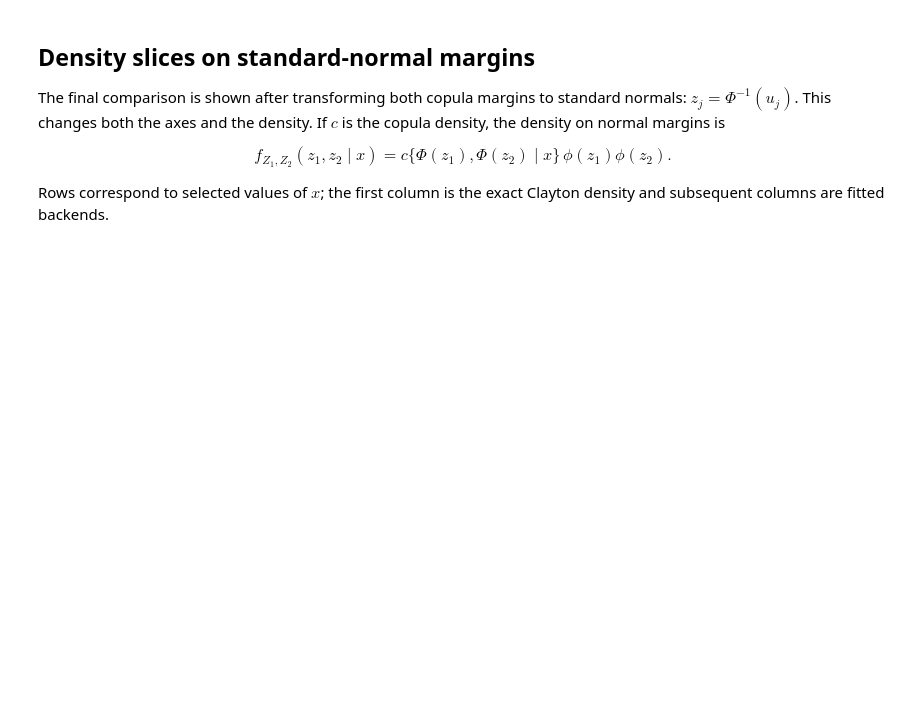
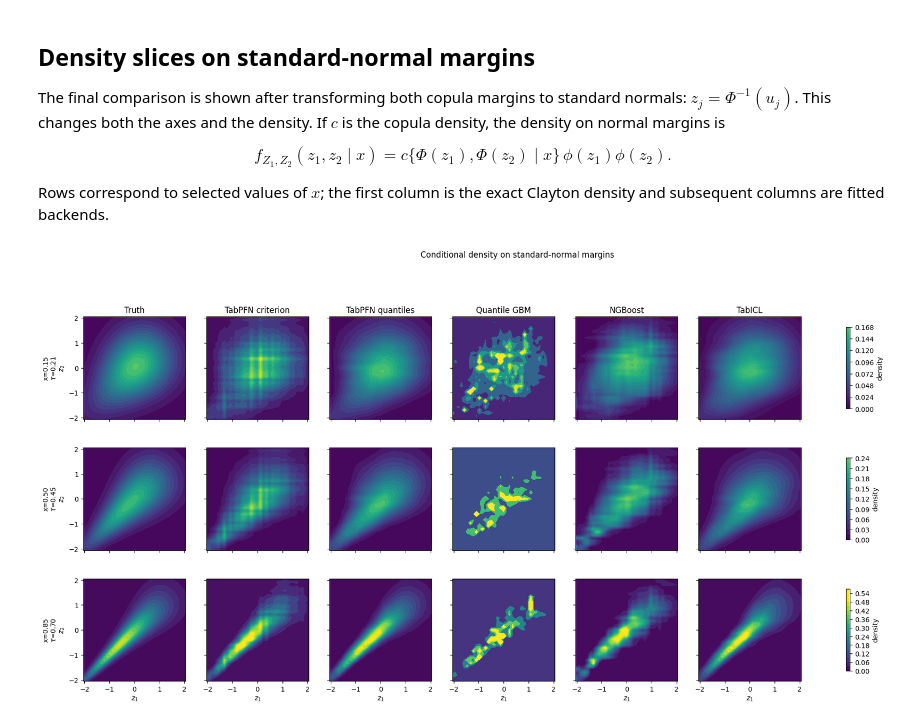
Before and after one commit to tvatter/npcc, a Jupyter notebook: notebooks/RosenblattBicop_demo.ipynb, the cells around one changed output. Saved outputs shown, nothing was run; the diff lists cells and outputs as text; code cells hidden in the pictures; blank space fills up the shorter version.

```diff
--- a/notebooks/RosenblattBicop_demo.ipynb
+++ b/notebooks/RosenblattBicop_demo.ipynb
@@ -204,54 +216,55 @@ Rows correspond to selected values of $x$; the first column is the exact Clayton
 # %%
 GRID_SIZE = 35
 normal_axis = np.linspace(norm.ppf(0.02), norm.ppf(0.98), GRID_SIZE)
 copula_axis = norm.cdf(normal_axis)
 uu, vv = np.meshgrid(copula_axis, copula_axis, indexing="ij")
 grid_uv = np.column_stack([uu.ravel(), vv.ravel()])
 normal_jacobian = np.outer(norm.pdf(normal_axis), norm.pdf(normal_axis))
 X_SLICES = [0.15, 0.50, 0.85]
 column_names = ["Truth", *models]
 
 fig, axes = plt.subplots(
-    len(X_SLICES), len(column_names),
-    figsize=(4 * len(column_names), 10),
-    sharex=True,
-    sharey=True,
-    squeeze=False,
+  len(X_SLICES),
+  len(column_names),
+  figsize=(4 * len(column_names), 10),
+  sharex=True,
+  sharey=True,
+  squeeze=False,
 )
 for row, x in enumerate(X_SLICES):
-    tau = float(tau_of_x(np.array([x]))[0])
-    surfaces = [
-        clayton_at_tau(tau).pdf(grid_uv).reshape(GRID_SIZE, GRID_SIZE)
-        * normal_jacobian,
-        *[
-            np.asarray(
-                model.pdf_grid(
-                    copula_axis, copula_axis, x_row=np.array([[x]])
-                )
-            )
-            * normal_jacobian
-            for model in models.values()
-        ],
-    ]
-    vmax = max(float(np.quantile(surface, 0.98)) for surface in surfaces)
-    for col, (ax, title, surface) in enumerate(
-        zip(axes[row], column_names, surfaces)
-    ):
-        image = ax.contourf(
-            normal_axis,
-            normal_axis,
-            surface.T,
-            levels=20,
-            vmin=0,
-            vmax=vmax,
-        )
-        if row == 0:
-            ax.set_title(title)
-        if col == 0:
-            ax.set_ylabel(f"x={x:.2f}\n$\\tau$={tau:.2f}\n$z_2$")
-        if row == len(X_SLICES) - 1:
-            ax.set_xlabel("$z_1$")
-        ax.set_aspect("equal")
-    fig.colorbar(image, ax=axes[row].tolist(), shrink=0.75, label="density")
+  tau = float(tau_of_x(np.array([x]))[0])
+  surfaces = [
+    clayton_at_tau(tau).pdf(grid_uv).reshape(GRID_SIZE, GRID_SIZE)
+    * normal_jacobian,
+    *[
+      np.asarray(
+        model.pdf_grid(copula_axis, copula_axis, x_row=np.array([[x]]))
+      )
+      * normal_jacobian
+      for model in models.values()
+    ],
+  ]
+  vmax = max(float(np.quantile(surface, 0.98)) for surface in surfaces)
+  for col, (ax, title, surface) in enumerate(
+    zip(axes[row], column_names, surfaces)
+  ):
+    image = ax.contourf(
+      normal_axis,
+      normal_axis,
+      surface.T,
+      levels=20,
+      vmin=0,
+      vmax=vmax,
+    )
+    if row == 0:
+      ax.set_title(title)
+    if col == 0:
+      ax.set_ylabel(f"x={x:.2f}\n$\\tau$={tau:.2f}\n$z_2$")
+    if row == len(X_SLICES) - 1:
+      ax.set_xlabel("$z_1$")
+    ax.set_aspect("equal")
+  fig.colorbar(image, ax=axes[row].tolist(), shrink=0.75, label="density")
 fig.suptitle("Conditional density on standard-normal margins", y=1.01)
 plt.show()
+# %% [output]
+[figure, added]
```
Also changed, not shown: parts of 6 cells of this notebook, 5 other files.
